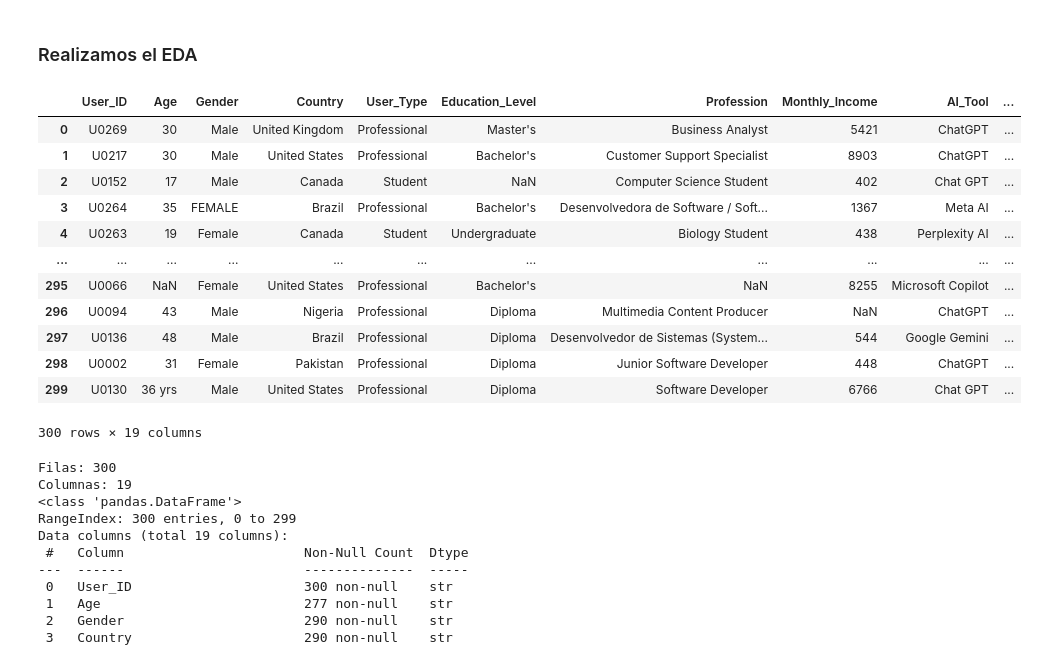
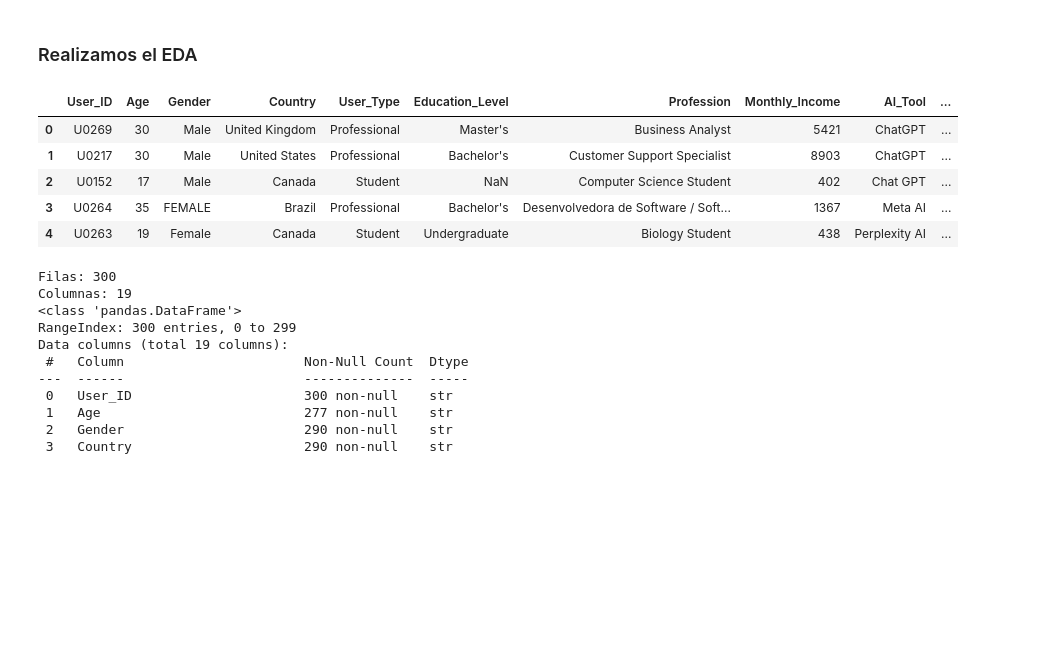
Before and after one commit to NicoBonorino/Tp_Python, a Jupyter notebook: TP.ipynb, the cells around one changed output. Cells and saved outputs as stored; diff of their text form; code cells hidden in the pictures; blank space fills up the shorter version.

```diff
--- a/TP.ipynb
+++ b/TP.ipynb
@@ -37,21 +37,14 @@ df = pd.read_csv("AI_Usage_and_Impact_on_Students_and_Professionals.csv")
 # %% [markdown]
 ### Realizamos el EDA
 # %%
-df
+df.head()
 # %% [output]
 |  | User_ID | Age | Gender | Country | User_Type | Education_Level | Profession | Monthly_Income | AI_Tool | ... |
 | 0 | U0269 | 30 | Male | United Kingdom | Professional | Master's | Business Analyst | 5421 | ChatGPT | ... |
 | 1 | U0217 | 30 | Male | United States | Professional | Bachelor's | Customer Support Specialist | 8903 | ChatGPT | ... |
 | 2 | U0152 | 17 | Male | Canada | Student | NaN | Computer Science Student | 402 | Chat GPT | ... |
 | 3 | U0264 | 35 | FEMALE | Brazil | Professional | Bachelor's | Desenvolvedora de Software / Soft... | 1367 | Meta AI | ... |
 | 4 | U0263 | 19 | Female | Canada | Student | Undergraduate | Biology Student | 438 | Perplexity AI | ... |
-| ... | ... | ... | ... | ... | ... | ... | ... | ... | ... | ... |
-| 295 | U0066 | NaN | Female | United States | Professional | Bachelor's | NaN | 8255 | Microsoft Copilot | ... |
-| 296 | U0094 | 43 | Male | Nigeria | Professional | Diploma | Multimedia Content Producer | NaN | ChatGPT | ... |
-| 297 | U0136 | 48 | Male | Brazil | Professional | Diploma | Desenvolvedor de Sistemas (System... | 544 | Google Gemini | ... |
-| 298 | U0002 | 31 | Female | Pakistan | Professional | Diploma | Junior Software Developer | 448 | ChatGPT | ... |
-| 299 | U0130 | 36 yrs | Male | United States | Professional | Diploma | Software Developer | 6766 | Chat GPT | ... |
-300 rows × 19 columns
 # %%
 print(f'Filas: {df.shape[0]}')
 print(f'Columnas: {df.shape[1]}')
```
Also changed, not shown: parts of 11 cells of this notebook.
